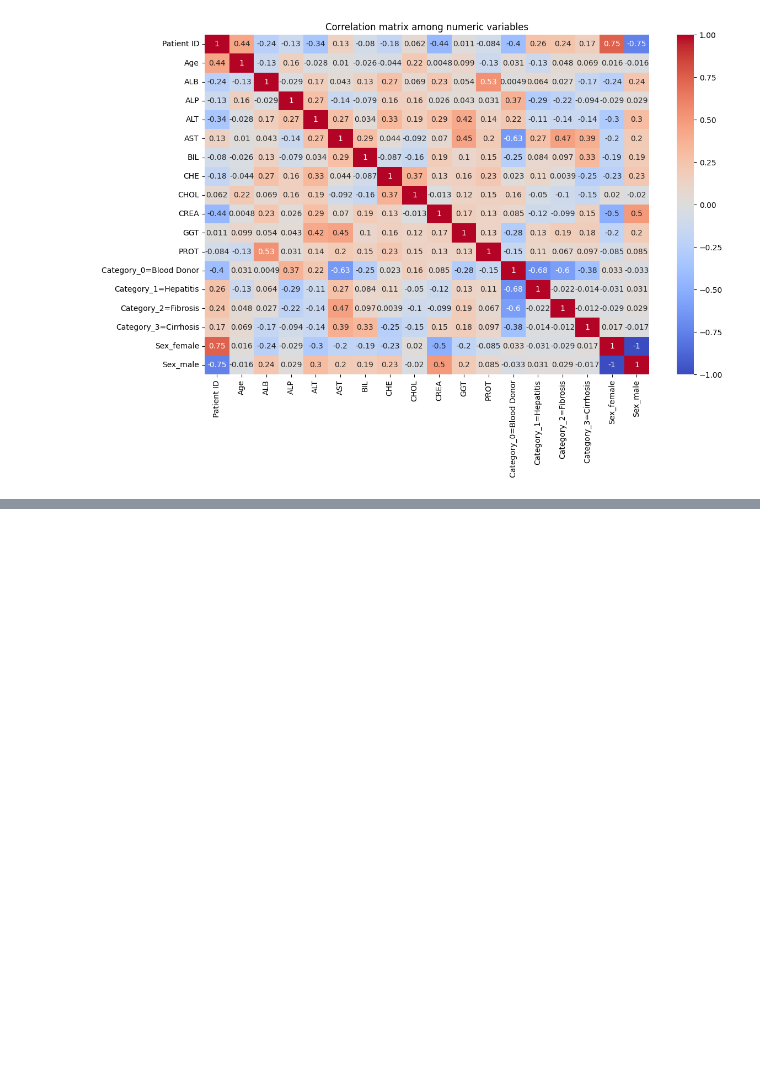
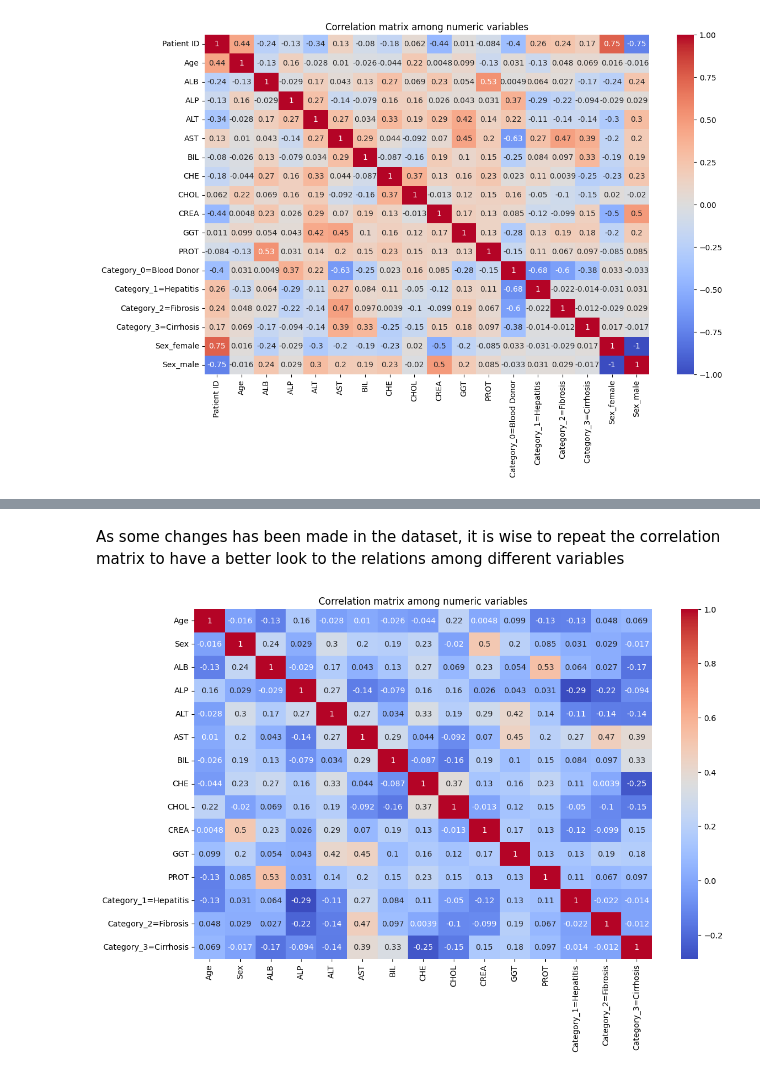
Before and after one commit to Biokatzen/Hepatitis-C-Prediction-Dataset, a Jupyter notebook: HepatitisC_Prediction_Dataset.ipynb, the cells around one changed output, grey strips where cells are left out. Saved outputs shown, nothing was run; the diff lists cells and outputs as text; code cells hidden in the pictures; blank space fills up the shorter version.

```diff
--- a/HepatitisC_Prediction_Dataset.ipynb
+++ b/HepatitisC_Prediction_Dataset.ipynb
@@ -143,7 +143,7 @@ print(df_scaled.head())
 
 
 mask = (np.abs(df_scaled[continuous_cols]) < 3).all(axis=1) #Filter out the rows with a score higher than 3
-df_no_outliers = df_scaled[mask].copy()
+df_no_outliers = df_scaled[mask]
 print(df_no_outliers.head())
 # %% [output]
    Patient ID       Category  Age   Sex       ALB       ALP       ALT  \
@@ -232,0 +239,11 @@ plt.show()
+# %%
+from sklearn.preprocessing import LabelEncoder
+df_no_outliers = df_no_outliers.copy() #Creates a new dataset that can be modified without affect the original
+le = LabelEncoder()
+df_no_outliers['Sex'] = le.fit_transform(df_no_outliers['Sex'])
+
+df_fully_encoded = pd.get_dummies(df_no_outliers, columns=['Category'], prefix='Category', dtype=int, drop_first=True)
+print(df_fully_encoded.head())
+
+df_fully_encoded = df_fully_encoded.drop(columns=['Patient ID'])
+print(df_fully_encoded.head())
@@ -232,0 +268,10 @@ plt.show()
+# %% [markdown]
+As some changes has been made in the dataset, it is wise to repeat the correlation matrix to have a better look to the relations among different variables
+# %%
+plt.figure(figsize=(13,8))
+corr = df_fully_encoded.corr(numeric_only = True)
+sns.heatmap(corr, annot=True, cmap = 'coolwarm')
+plt.title('Correlation matrix among numeric variables')
+plt.show()
+# %% [output]
+[figure, added]
```
Also changed, not shown: parts of 2 cells of this notebook.
